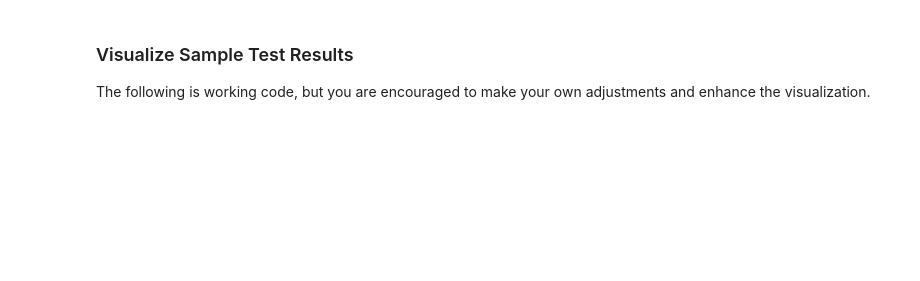
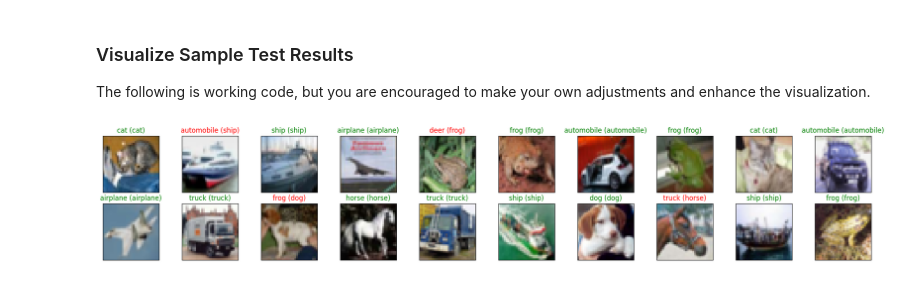
Before and after one commit to TrevorStreng/CSCI611_Summer25_Trevor_Streng, a Jupyter notebook: assignment_2/build_cnn/build_cnn.ipynb, the cells around one changed output. Drawn from its saved outputs; the diff is of its cells as text; code cells hidden in the pictures; blank space fills up the shorter version.

```diff
--- a/assignment_2/build_cnn/build_cnn.ipynb
+++ b/assignment_2/build_cnn/build_cnn.ipynb
@@ -144,6 +153,10 @@ class Net(nn.Module):
 
         # TOTO: Build multiple convolutional layers (sees 32x32x3 image tensor in the first hidden layer)
         # for example, conv1, conv2 and conv3
+        self.conv1 = nn.Conv2d(3, 10, 3)
+        self.conv2 = nn.Conv2d(10, 15, 5, padding=2)
+        self.conv3 = nn.Conv2d(15, 25, 5, padding=2)
+        self.conv4 = nn.Conv2d(25, 20, 3, padding=1)
         pass
 
         # max pooling layer
@@ -151,10 +164,13 @@ class Net(nn.Module):
 
         # TODO: Build some linear layers (fully connected)
         # for example, fc1 and fc2
+        self.fc1 = nn.Linear(3*3*20, 64)
+        self.fc2 = nn.Linear(64 ,10)
         pass
 
         # TODO: dropout layer (p=0.25, you can adjust)
         # example self.dropout = nn.Dropout(0.25)
+        self.dropout = nn.Dropout(0.2)
 
     def forward(self, x):
         # add sequence of convolutional and max pooling layers
@@ -162,20 +178,24 @@ class Net(nn.Module):
         # and we do a maxpooling after each conv layer
         x = self.pool(F.relu(self.conv1(x)))
         x = self.pool(F.relu(self.conv2(x)))
+        x = F.relu(self.conv3(x))
+        x = self.pool(F.relu(self.conv4(x)))
 
         # TODO: flatten x at this point to get it ready to feed into the fully connected layer(s)
         # Can use this but need to figure out the actual value for a, b and c
         # x = x.view(-1, a * b * c)
+        x = x.view(-1, 3 * 3 * 20)
 
         # optional add dropout layer
-        #x = self.dropout(x)
+        x = self.dropout(x)
 
         # add 1st hidden layer, with relu activation function
         x = F.relu(self.fc1(x))
         # optional add dropout layer
-        #x = self.dropout(x)
+        # x = self.dropout(x)
         # add 2nd hidden layer, with relu activation function
         x = self.fc2(x)
+        # x = self.fc3(x)
         return x
 
 # create a complete CNN
@@ -211,9 +243,10 @@ Remember to look at how the training and validation loss decreases over time; if
 The following is working code, but you are encouraged to make your own adjustments and enhance the implementation.
 # %%
 # number of epochs to train the model, you decide the number
-n_epochs = 5
+n_epochs = 10
 
-valid_loss_min = np.Inf # track change in validation loss
+# valid_loss_min = np.Inf # track change in validation loss
+valid_loss_min = np.inf # track change in validation loss # lowercase .inf for newer versions of numpy
 
 for epoch in range(1, n_epochs+1):
 
@@ -336,23 +407,26 @@ The following is working code, but you are encouraged to make your own adjustmen
 # %%
 # obtain one batch of test images
 dataiter = iter(test_loader)
 images, labels = next(dataiter)
 images.numpy()
+
 
 # move model inputs to cuda, if GPU available
 if train_on_gpu:
     images = images.cuda()
 
 # get sample outputs
 output = model(images)
 # convert output probabilities to predicted class
 _, preds_tensor = torch.max(output, 1)
 preds = np.squeeze(preds_tensor.numpy()) if not train_on_gpu else np.squeeze(preds_tensor.cpu().numpy())
 
 # plot the images in the batch, along with predicted and true labels
 fig = plt.figure(figsize=(25, 4))
 for idx in np.arange(20):
     ax = fig.add_subplot(2, int(20/2), idx+1, xticks=[], yticks=[])
-    imshow(images[idx])
+    imshow(images[idx].cpu())
     ax.set_title("{} ({})".format(classes[preds[idx]], classes[labels[idx]]),
                  color=("green" if preds[idx]==labels[idx].item() else "red"))
+# %% [output]
+[figure, added]
```
Also changed, not shown: parts of 8 cells of this notebook.
